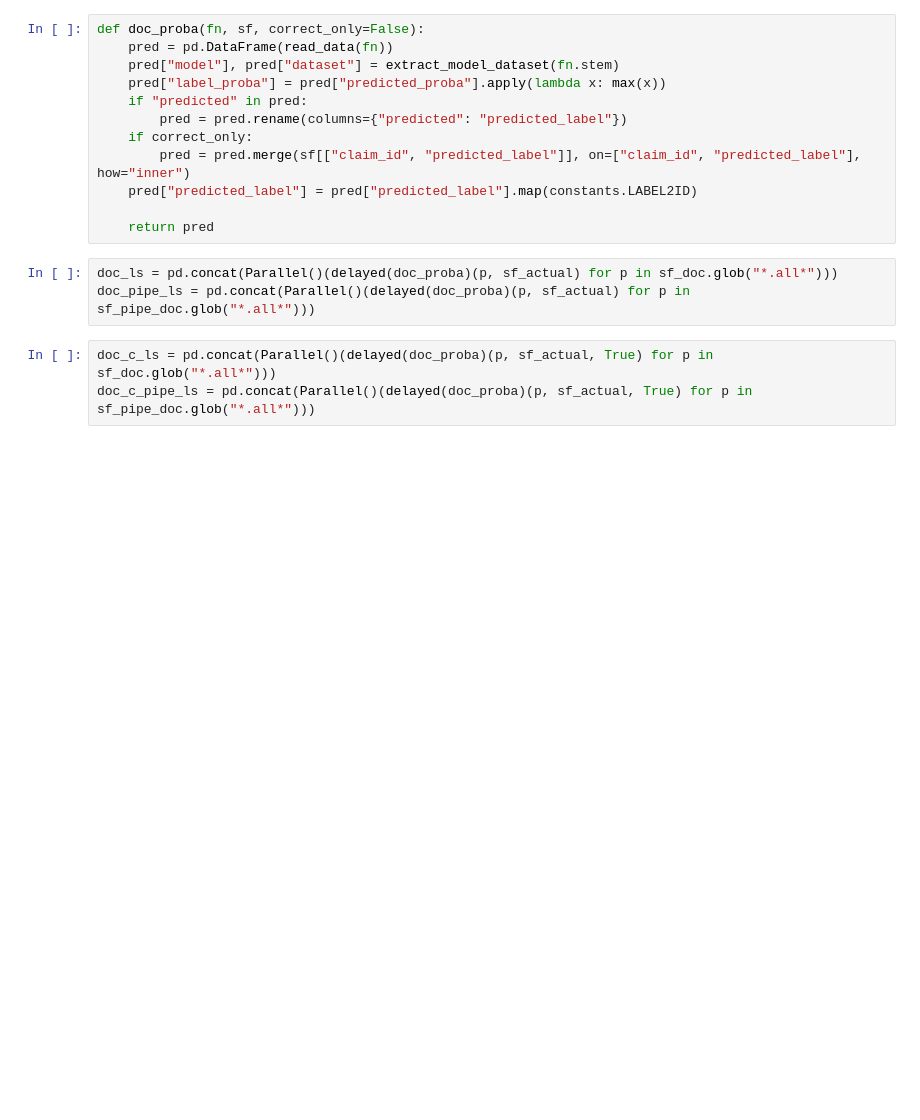
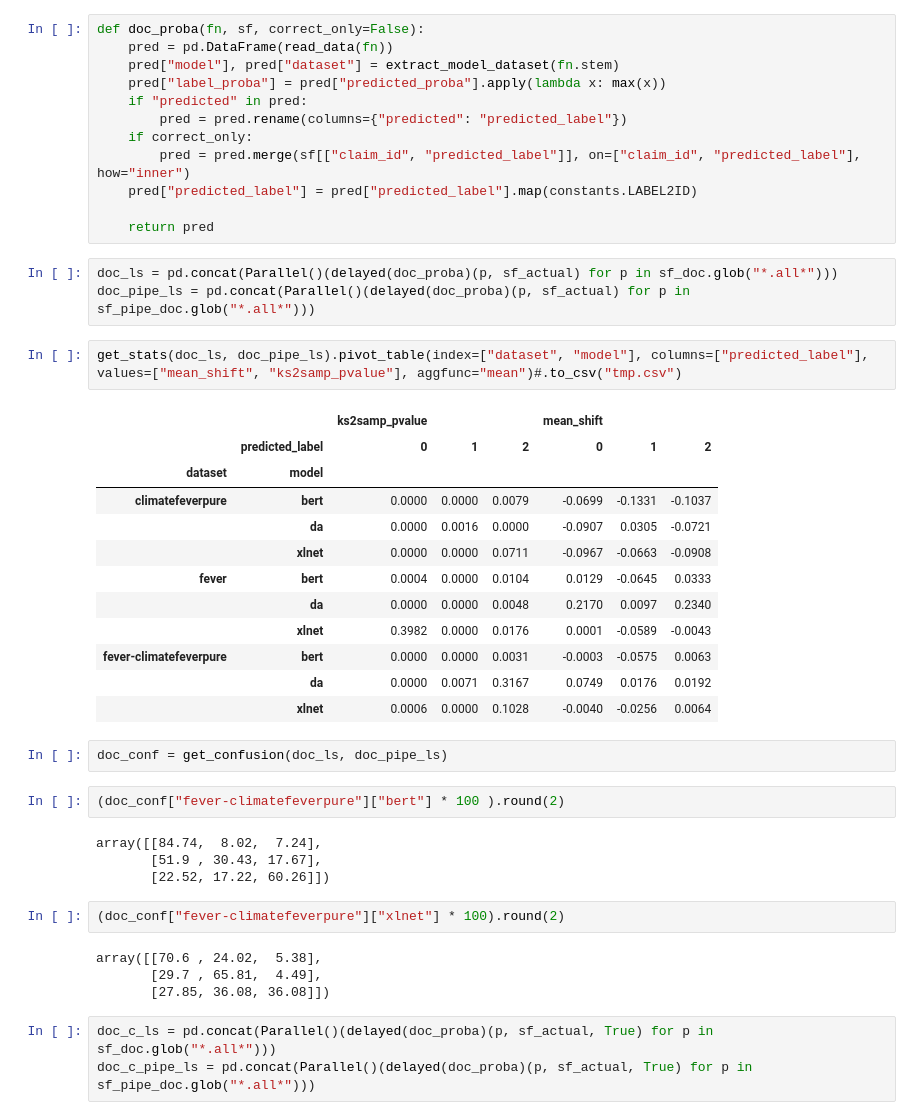
Before and after one commit to boeyjw/KCL-MScAI-FactChecking-Code, a Jupyter notebook: nb/06_Model_Evaluation/06_Model_Confidence.ipynb, the cells around one changed output. Cells and saved outputs as stored; diff of their text form; blank space fills up the shorter version.

```diff
--- a/nb/06_Model_Evaluation/06_Model_Confidence.ipynb
+++ b/nb/06_Model_Evaluation/06_Model_Confidence.ipynb
@@ -64,6 +99,35 @@ def doc_proba(fn, sf, correct_only=False):
 # %%
 doc_ls = pd.concat(Parallel()(delayed(doc_proba)(p, sf_actual) for p in sf_doc.glob("*.all*")))
 doc_pipe_ls = pd.concat(Parallel()(delayed(doc_proba)(p, sf_actual) for p in sf_pipe_doc.glob("*.all*")))
+# %%
+get_stats(doc_ls, doc_pipe_ls).pivot_table(index=["dataset", "model"], columns=["predicted_label"], values=["mean_shift", "ks2samp_pvalue"], aggfunc="mean")#.to_csv("tmp.csv")
+# %% [output]
+|  |  | ks2samp_pvalue |  |  | mean_shift |  |  |
+|  | predicted_label | 0 | 1 | 2 | 0 | 1 | 2 |
+| dataset | model |  |  |  |  |  |  |
+| climatefeverpure | bert | 0.0000 | 0.0000 | 0.0079 | -0.0699 | -0.1331 | -0.1037 |
+|  | da | 0.0000 | 0.0016 | 0.0000 | -0.0907 | 0.0305 | -0.0721 |
+|  | xlnet | 0.0000 | 0.0000 | 0.0711 | -0.0967 | -0.0663 | -0.0908 |
+| fever | bert | 0.0004 | 0.0000 | 0.0104 | 0.0129 | -0.0645 | 0.0333 |
+|  | da | 0.0000 | 0.0000 | 0.0048 | 0.2170 | 0.0097 | 0.2340 |
+|  | xlnet | 0.3982 | 0.0000 | 0.0176 | 0.0001 | -0.0589 | -0.0043 |
+| fever-climatefeverpure | bert | 0.0000 | 0.0000 | 0.0031 | -0.0003 | -0.0575 | 0.0063 |
+|  | da | 0.0000 | 0.0071 | 0.3167 | 0.0749 | 0.0176 | 0.0192 |
+|  | xlnet | 0.0006 | 0.0000 | 0.1028 | -0.0040 | -0.0256 | 0.0064 |
+# %%
+doc_conf = get_confusion(doc_ls, doc_pipe_ls)
+# %%
+(doc_conf["fever-climatefeverpure"]["bert"] * 100 ).round(2)
+# %% [output]
+array([[84.74,  8.02,  7.24],
+       [51.9 , 30.43, 17.67],
+       [22.52, 17.22, 60.26]])
+# %%
+(doc_conf["fever-climatefeverpure"]["xlnet"] * 100).round(2)
+# %% [output]
+array([[70.6 , 24.02,  5.38],
+       [29.7 , 65.81,  4.49],
+       [27.85, 36.08, 36.08]])
 # %%
 doc_c_ls = pd.concat(Parallel()(delayed(doc_proba)(p, sf_actual, True) for p in sf_doc.glob("*.all*")))
 doc_c_pipe_ls = pd.concat(Parallel()(delayed(doc_proba)(p, sf_actual, True) for p in sf_pipe_doc.glob("*.all*")))
```
Also changed, not shown: parts of 8 cells of this notebook, 1 other file.
